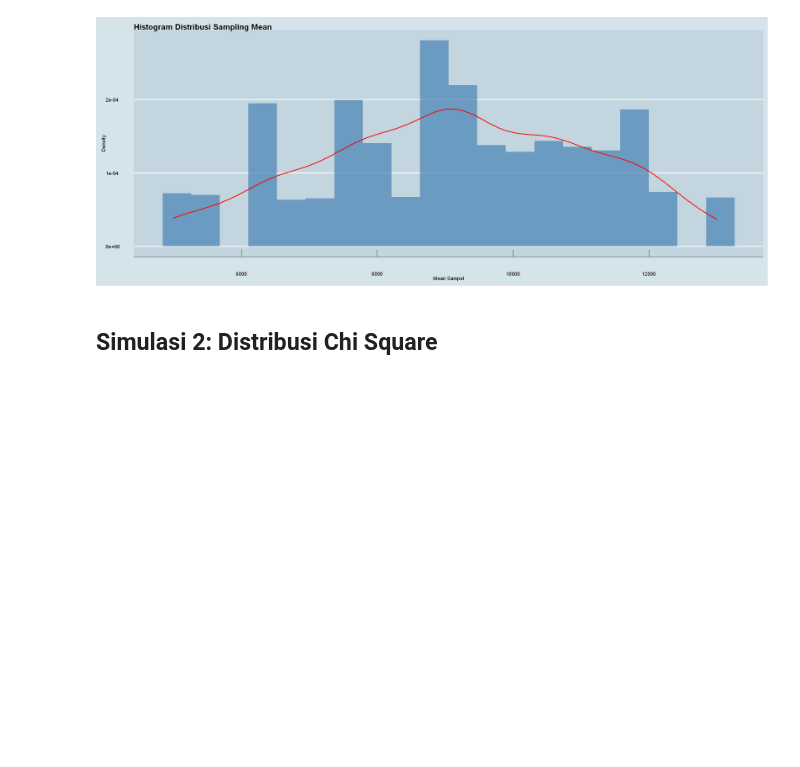
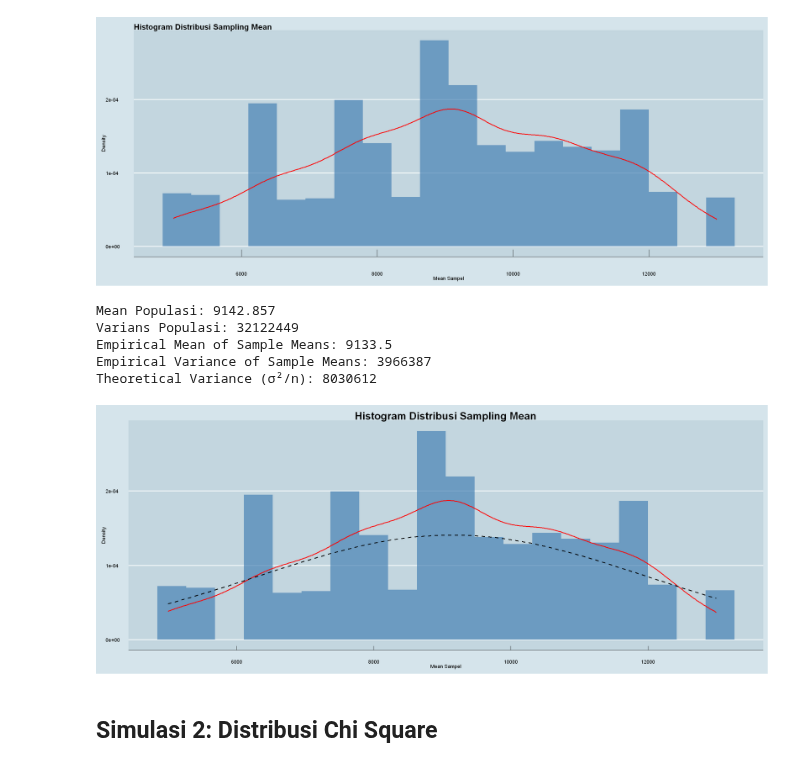
Before and after one commit to ansyaku/Statistika3_UGM_ipynb, a Jupyter notebook: Tugas Pertemuan 6 Statistika.ipynb, the cells around one changed output. Drawn from its saved outputs; the diff is of its cells as text; code cells hidden in the pictures; blank space fills up the shorter version.

```diff
--- a/Tugas Pertemuan 6 Statistika.ipynb
+++ b/Tugas Pertemuan 6 Statistika.ipynb
@@ -191,6 +191,69 @@ Varians Populasi: 32122449
 Empirical Mean of Sample Means: 9133.5
 Empirical Variance of Sample Means: 3966387
 [figure]
+# %%
+# 1. Menentukan populasi jumlah kontainer per kapal
+populasi <- c(3000, 4000, 5000, 8000, 10000, 14000, 20000)
+
+# 2. Parameter Eksperimen
+sample_size <- 4     # Ukuran sampel
+num_trials <- 10000  # Jumlah percobaan
+
+# 3. Simulasi Sampling 10000 Kali
+set.seed(123)  # Untuk hasil yang sama setiap kali dijalankan
+mean_samples <- numeric(num_trials)  # Vektor untuk menyimpan hasil mean sampel
+
+for (i in 1:num_trials) {
+  sampel <- sample(populasi, sample_size, replace = FALSE)  # Sampling tanpa pengembalian
+  mean_samples[i] <- mean(sampel)  # Hitung mean dari sampel
+}
+
+# 4. Menghitung Mean dan Varians Populasi
+mean_populasi <- mean(populasi)
+var_populasi <- sum((populasi - mean_populasi)^2) / length(populasi)  # Varians Populasi
+sd_populasi <- sqrt(var_populasi)  # Standar Deviasi Populasi
+
+# 5. Menghitung Mean dan Varians dari Distribusi Sampling
+mean_sample_empirical <- mean(mean_samples)  # Mean dari distribusi sampling
+var_sample_empirical <- var(mean_samples)  # Varians dari distribusi sampling
+sd_sample_theoretical <- sd_populasi / sqrt(sample_size)  # Teoretis: σ/√n
+
+# 6. Menampilkan Hasil
+cat("Mean Populasi:", mean_populasi, "\n")
+cat("Varians Populasi:", var_populasi, "\n")
+cat("Empirical Mean of Sample Means:", mean_sample_empirical, "\n")
+cat("Empirical Variance of Sample Means:", var_sample_empirical, "\n")
+cat("Theoretical Variance (σ²/n):", sd_sample_theoretical^2, "\n")
+
+# 7. Plot Distribusi Sampling Mean
+library(ggplot2)
+library(ggthemes)
+
+ggplot(data.frame(mean_samples), aes(x = mean_samples)) +
+  geom_histogram(aes(y = ..density..), bins = 20, fill = "steelblue", alpha = 0.7) +
+  geom_density(color = "red", size = 1, adjust = 2) +  # Kernel Density Estimation (KDE)
+
+  # Overlay Kurva Normal Teoritis
+  stat_function(
+    fun = dnorm,
+    args = list(mean = mean_populasi, sd = sd_sample_theoretical),
+    color = "black",
+    size = 1,
+    linetype = "dashed"
+  ) +
+
+  labs(title = "Histogram Distribusi Sampling Mean",
+       x = "Mean Sampel",
+       y = "Density") +
+  theme_economist(base_size = 18, dkpanel=TRUE) +
+  theme(plot.title = element_text(size = 22, hjust = 0.5))
+# %% [output]
+Mean Populasi: 9142.857
+Varians Populasi: 32122449
+Empirical Mean of Sample Means: 9133.5
+Empirical Variance of Sample Means: 3966387
+Theoretical Variance (σ²/n): 8030612
+[figure, added]
 # %% [markdown]
 ## Simulasi 2: Distribusi Chi Square
 # %% [markdown]
```
